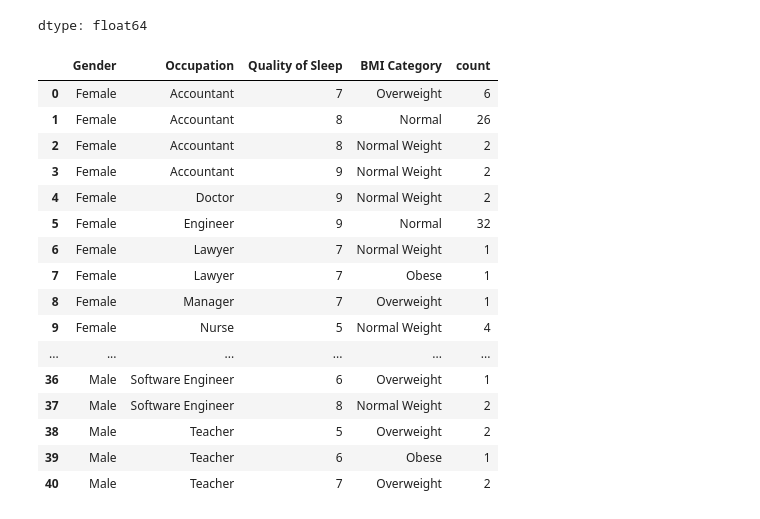
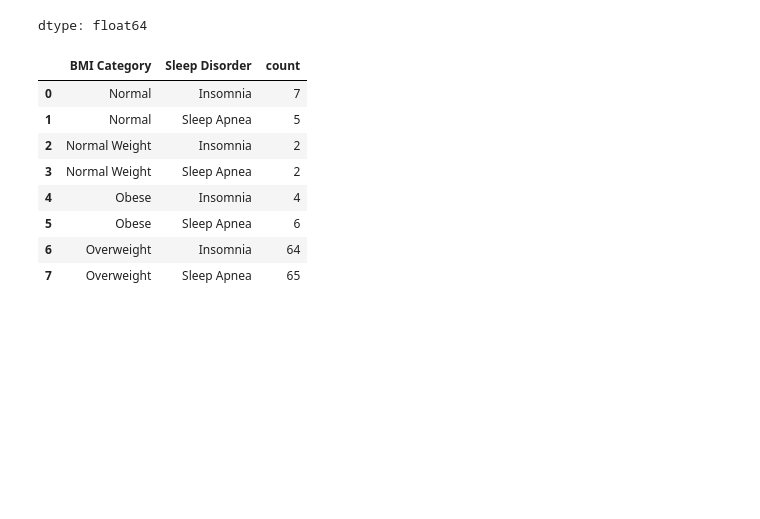
Before and after one commit to enzobanin/AnaliseDeDados, a Jupyter notebook: sonoEstiloDeVida.ipynb, the cells around one changed output. Drawn from its saved outputs; the diff is of its cells as text; code cells hidden in the pictures; blank space fills up the shorter version.

```diff
--- a/sonoEstiloDeVida.ipynb
+++ b/sonoEstiloDeVida.ipynb
@@ -184,24 +184,17 @@ df.groupby("Gender")["Quality of Sleep"].mean()
 | Female | 7.664865 |
 | Male | 6.968254 |
 dtype: float64
-# %%
-df.groupby(["Gender", "Occupation", "Quality of Sleep"])["BMI Category"].value_counts().reset_index()
-#adicionado o "reset index" pra alinhar a tabela
-# %% [output]
-|  | Gender | Occupation | Quality of Sleep | BMI Category | count |
-| 0 | Female | Accountant | 7 | Overweight | 6 |
-| 1 | Female | Accountant | 8 | Normal | 26 |
-| 2 | Female | Accountant | 8 | Normal Weight | 2 |
-| 3 | Female | Accountant | 9 | Normal Weight | 2 |
-| 4 | Female | Doctor | 9 | Normal Weight | 2 |
-| 5 | Female | Engineer | 9 | Normal | 32 |
-| 6 | Female | Lawyer | 7 | Normal Weight | 1 |
-| 7 | Female | Lawyer | 7 | Obese | 1 |
-| 8 | Female | Manager | 7 | Overweight | 1 |
-| 9 | Female | Nurse | 5 | Normal Weight | 4 |
-| ... | ... | ... | ... | ... | ... |
-| 36 | Male | Software Engineer | 6 | Overweight | 1 |
-| 37 | Male | Software Engineer | 8 | Normal Weight | 2 |
-| 38 | Male | Teacher | 5 | Overweight | 2 |
-| 39 | Male | Teacher | 6 | Obese | 1 |
-| 40 | Male | Teacher | 7 | Overweight | 2 |
+# %%
+# IMC x Distúrbio do sono
+df.groupby(["BMI Category", "Sleep Disorder"]).size().reset_index(name="count")
+#isso responde algo mais direto: pessoas com Overweight têm mais apneia do sono? — o que é um insight muito mais valioso para o relatório!
+# %% [output]
+|  | BMI Category | Sleep Disorder | count |
+| 0 | Normal | Insomnia | 7 |
+| 1 | Normal | Sleep Apnea | 5 |
+| 2 | Normal Weight | Insomnia | 2 |
+| 3 | Normal Weight | Sleep Apnea | 2 |
+| 4 | Obese | Insomnia | 4 |
+| 5 | Obese | Sleep Apnea | 6 |
+| 6 | Overweight | Insomnia | 64 |
+| 7 | Overweight | Sleep Apnea | 65 |
```
Also changed, not shown: parts of 2 cells of this notebook.
